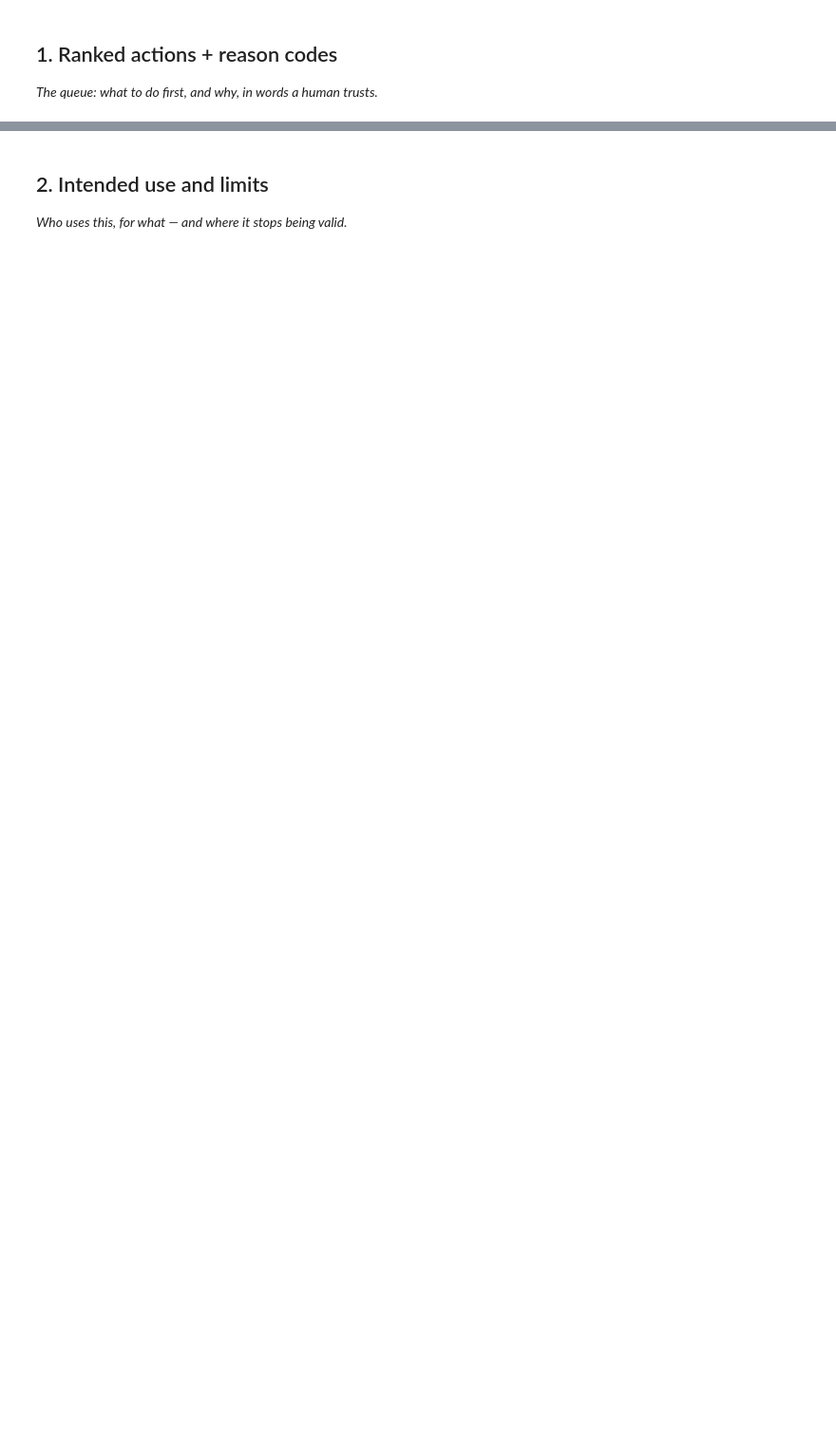
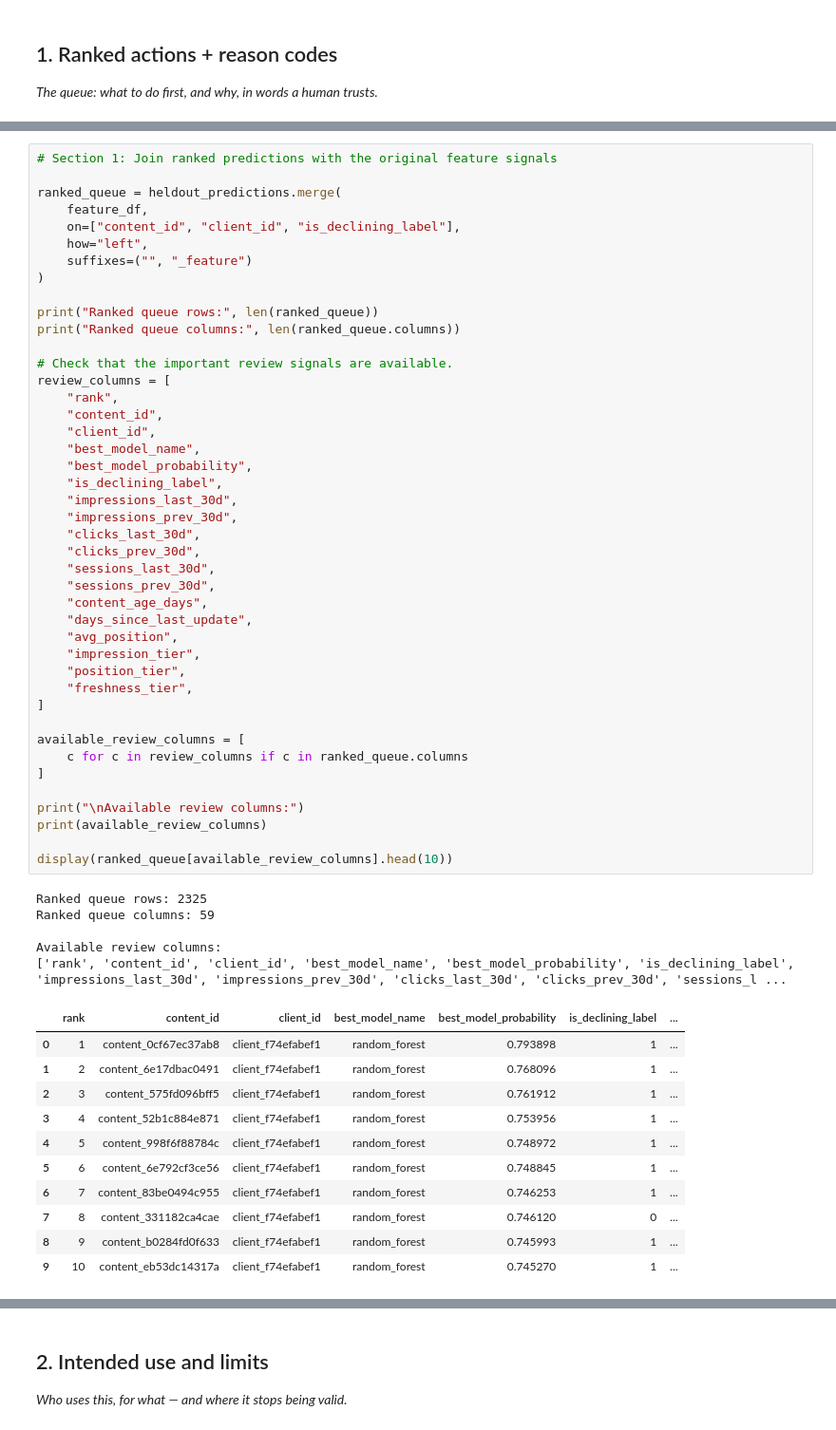
Before and after one commit to Ishwarsolanki-004/ML-internship-with-flyrank-ai, a Jupyter notebook: work/notebooks/w07_action_playbook.ipynb, the cells around one changed output, grey strips where cells are left out. Shown at 95% size. Drawn from its saved outputs; the diff is of its cells as text; blank space fills up the shorter version.

```diff
--- a/work/notebooks/w07_action_playbook.ipynb
+++ b/work/notebooks/w07_action_playbook.ipynb
@@ -15,0 +226,60 @@ This skeleton is yours to fill. Work the sections **in order** — each one has
+# %%
+# Section 1: Join ranked predictions with the original feature signals
+
+ranked_queue = heldout_predictions.merge(
+    feature_df,
+    on=["content_id", "client_id", "is_declining_label"],
+    how="left",
+    suffixes=("", "_feature")
+)
+
+print("Ranked queue rows:", len(ranked_queue))
+print("Ranked queue columns:", len(ranked_queue.columns))
+
+# Check that the important review signals are available.
+review_columns = [
+    "rank",
+    "content_id",
+    "client_id",
+    "best_model_name",
+    "best_model_probability",
+    "is_declining_label",
+    "impressions_last_30d",
+    "impressions_prev_30d",
+    "clicks_last_30d",
+    "clicks_prev_30d",
+    "sessions_last_30d",
+    "sessions_prev_30d",
+    "content_age_days",
+    "days_since_last_update",
+    "avg_position",
+    "impression_tier",
+    "position_tier",
+    "freshness_tier",
+]
+
+available_review_columns = [
+    c for c in review_columns if c in ranked_queue.columns
+]
+
+print("\nAvailable review columns:")
+print(available_review_columns)
+
+display(ranked_queue[available_review_columns].head(10))
+# %% [output]
+Ranked queue rows: 2325
+Ranked queue columns: 59
+
+Available review columns:
+['rank', 'content_id', 'client_id', 'best_model_name', 'best_model_probability', 'is_declining_label', 'impressions_last_30d', 'impressions_prev_30d', 'clicks_last_30d', 'clicks_prev_30d', 'sessions_l ...
+|  | rank | content_id | client_id | best_model_name | best_model_probability | is_declining_label | ... |
+| 0 | 1 | content_0cf67ec37ab8 | client_f74efabef1 | random_forest | 0.793898 | 1 | ... |
+| 1 | 2 | content_6e17dbac0491 | client_f74efabef1 | random_forest | 0.768096 | 1 | ... |
+| 2 | 3 | content_575fd096bff5 | client_f74efabef1 | random_forest | 0.761912 | 1 | ... |
+| 3 | 4 | content_52b1c884e871 | client_f74efabef1 | random_forest | 0.753956 | 1 | ... |
+| 4 | 5 | content_998f6f88784c | client_f74efabef1 | random_forest | 0.748972 | 1 | ... |
+| 5 | 6 | content_6e792cf3ce56 | client_f74efabef1 | random_forest | 0.748845 | 1 | ... |
+| 6 | 7 | content_83be0494c955 | client_f74efabef1 | random_forest | 0.746253 | 1 | ... |
+| 7 | 8 | content_331182ca4cae | client_f74efabef1 | random_forest | 0.746120 | 0 | ... |
+| 8 | 9 | content_b0284fd0f633 | client_f74efabef1 | random_forest | 0.745993 | 1 | ... |
+| 9 | 10 | content_eb53dc14317a | client_f74efabef1 | random_forest | 0.745270 | 1 | ... |
```
Also changed, not shown: parts of 21 cells of this notebook.
